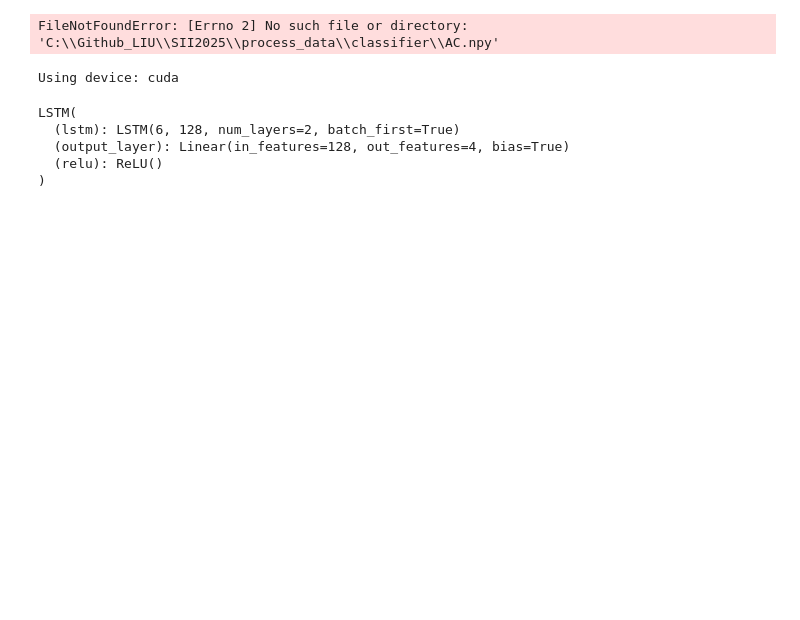
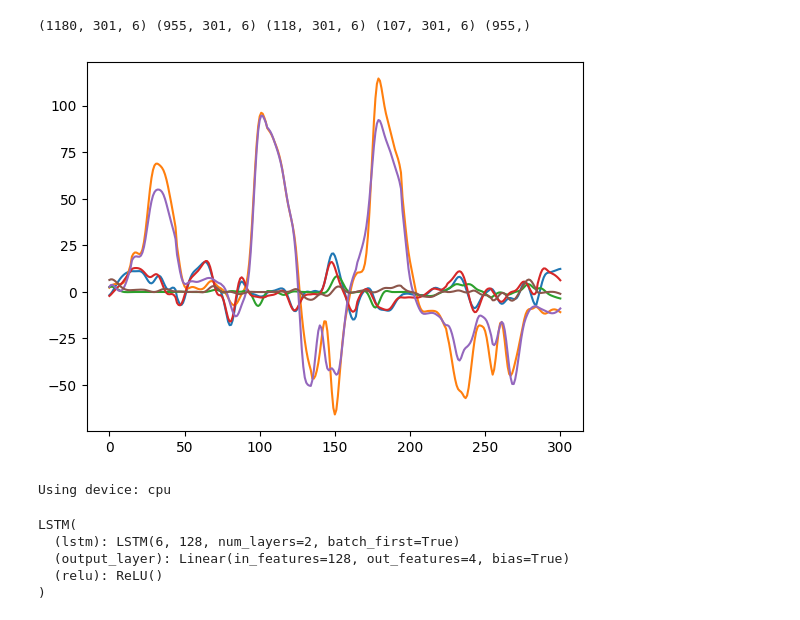
Before and after one commit to staystaywithme/HRI2025, a Jupyter notebook: Model/classifier/lstm.ipynb, the cells around one changed output. Saved outputs shown, nothing was run; the diff lists cells and outputs as text; code cells hidden in the pictures; blank space fills up the shorter version.

```diff
--- a/Model/classifier/lstm.ipynb
+++ b/Model/classifier/lstm.ipynb
@@ -10,10 +9,14 @@ import matplotlib.pyplot as plt
 from lstm_net import LSTM
 # %%
 #load data
-AC = np.load('C:\Github_LIU\SII2025\process_data\classifier\AC.npy')
+'''AC = np.load('C:\Github_LIU\SII2025\process_data\classifier\AC.npy')
 AD = np.load('C:\Github_LIU\SII2025\process_data\classifier\AD.npy')
 BC = np.load('C:\Github_LIU\SII2025\process_data\classifier\BC.npy')
-BD = np.load('C:\Github_LIU\SII2025\process_data\classifier\BD.npy')
+BD = np.load('C:\Github_LIU\SII2025\process_data\classifier\BD.npy')'''
+AC = np.load('/Users/syunsei/Desktop/SII2025/process_data/classifier/AC.npy')
+AD = np.load('/Users/syunsei/Desktop/SII2025/process_data/classifier/AD.npy')
+BC = np.load('/Users/syunsei/Desktop/SII2025/process_data/classifier/BC.npy')
+BD = np.load('/Users/syunsei/Desktop/SII2025/process_data/classifier/BD.npy')
 #split data into training and testing and validation
 AC=np.concatenate ((AC[:,:,0:3],AC[:,:,6:9]), axis=2)
 AD=np.concatenate ((AD[:,:,0:3],AD[:,:,6:9]), axis=2)
@@ -22,34 +25,35 @@ BD=np.concatenate ((BD[:,:,0:3],BD[:,:,6:9]), axis=2)
 
 X = np.concatenate((AC, AD, BC, BD), axis=0)
 AC_labels = [0] * len(AC)
 AD_labels = [1] * len(AD)
 BC_labels = [2] * len(BC)
 BD_labels = [3] * len(BD)
 y = np.concatenate((AC_labels, AD_labels, BC_labels, BD_labels), axis=0)
 #归一化
 def min_max_normalize(data):
     min_val = np.min(data, axis=0)
     max_val = np.max(data, axis=0)
     range_val = max_val - min_val
     range_val[range_val == 0] = 1  # 防止除零错误
     return (data - min_val) / range_val
 #X = min_max_normalize(X)
 X_train_val, X_test, y_train_val, y_test = train_test_split(X, y, test_size=0.1, random_state=42)
 X_train, X_val, y_train, y_val = train_test_split(X_train_val, y_train_val, test_size=0.1, random_state=42)
 print(X.shape,X_train.shape, X_test.shape, X_val.shape,y_train.shape)
 #draw X_train
 plt.plot(X[1110])
 plt.show()
 
 batch_size = 100
 train_data = TensorDataset(torch.from_numpy(X_train).float(), torch.from_numpy(y_train))
 train_loader = DataLoader(train_data, shuffle=True, batch_size=batch_size)
 val_data = TensorDataset(torch.from_numpy(X_val).float(), torch.from_numpy(y_val))
 val_loader = DataLoader(val_data, shuffle=True, batch_size=batch_size)
 test_data = TensorDataset(torch.from_numpy(X_test).float(), torch.from_numpy(y_test))
 test_loader = DataLoader(test_data, shuffle=True, batch_size=batch_size)
 # %% [output]
-FileNotFoundError: [Errno 2] No such file or directory: 'C:\\Github_LIU\\SII2025\\process_data\\classifier\\AC.npy'
+(1180, 301, 6) (955, 301, 6) (118, 301, 6) (107, 301, 6) (955,)
+[figure, added]
 # %%
 #define hyperparameters
 sequence_len = 301
@@ -60,7 +64,10 @@ num_classes = 4
 num_epochs = 100
 learning_rate = 0.01
 # %%
-device = torch.device("cuda" if torch.cuda.is_available() else "cpu")
+if torch.cuda.is_available():
+    device = torch.device('cuda')
+else:
+    device = torch.device('cpu')
 print(f"Using device: {device}")
 # %% [output]
-Using device: cuda
+Using device: cpu
```
Also changed, not shown: parts of 3 cells of this notebook.
